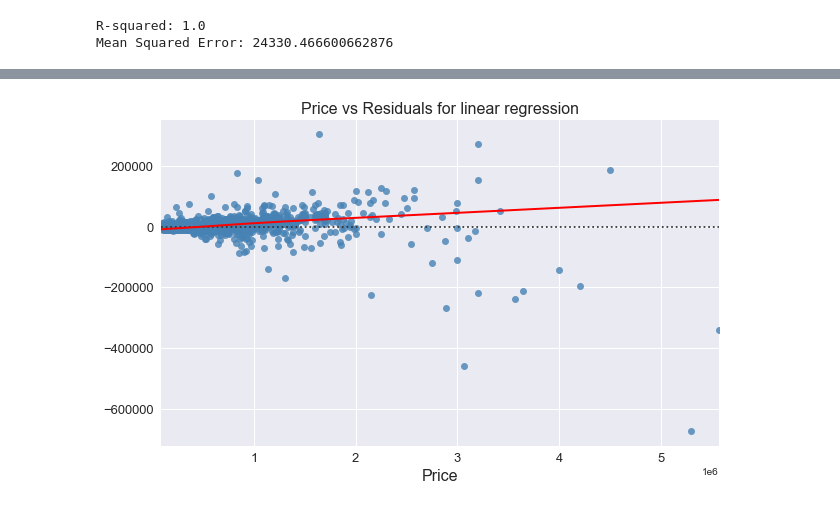
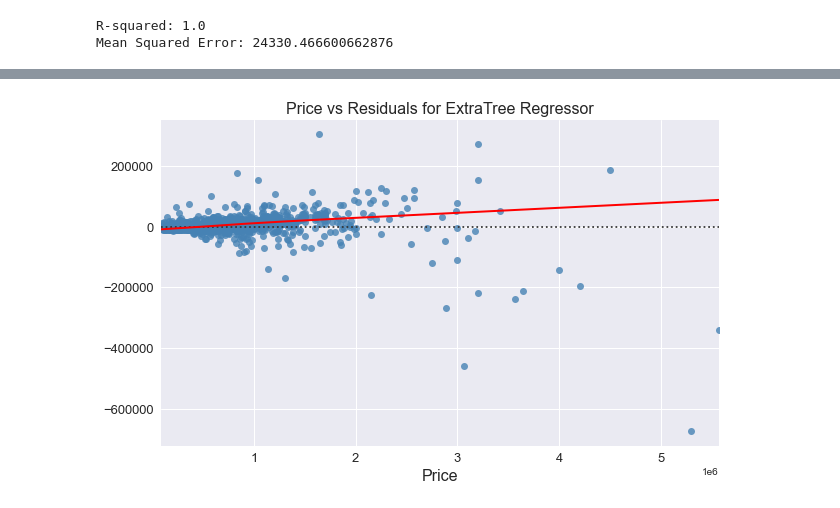
Before and after one commit to Ismaeltrevi/house-price-prediction, a Jupyter notebook: notebooks/EDA-and-feature-engineering.ipynb, the cells around one changed output, grey strips where cells are left out. Drawn from its saved outputs; the diff is of its cells as text; code cells hidden in the pictures.

```diff
--- a/notebooks/EDA-and-feature-engineering.ipynb
+++ b/notebooks/EDA-and-feature-engineering.ipynb
@@ -483,13 +494,13 @@ rmse(tree, y_test, y_pred_reg, X_train, y_train)
 R-squared: 1.0
 Mean Squared Error: 24330.466600662876
 # %%
-scatter_plot(y_test, y_pred_reg)
+scatter_plot(y_test, y_pred_reg, 'ExtraTree Regressor')
 # %% [output]
 [interactive output not drawn]
 [interactive output not drawn]
 [interactive output not drawn]
 [interactive output not drawn]
 [interactive output not drawn]
 [interactive output not drawn]
 [interactive output not drawn]
-[figure, old version]
+[figure, new version]
```
Also changed, not shown: parts of 6 cells of this notebook.
